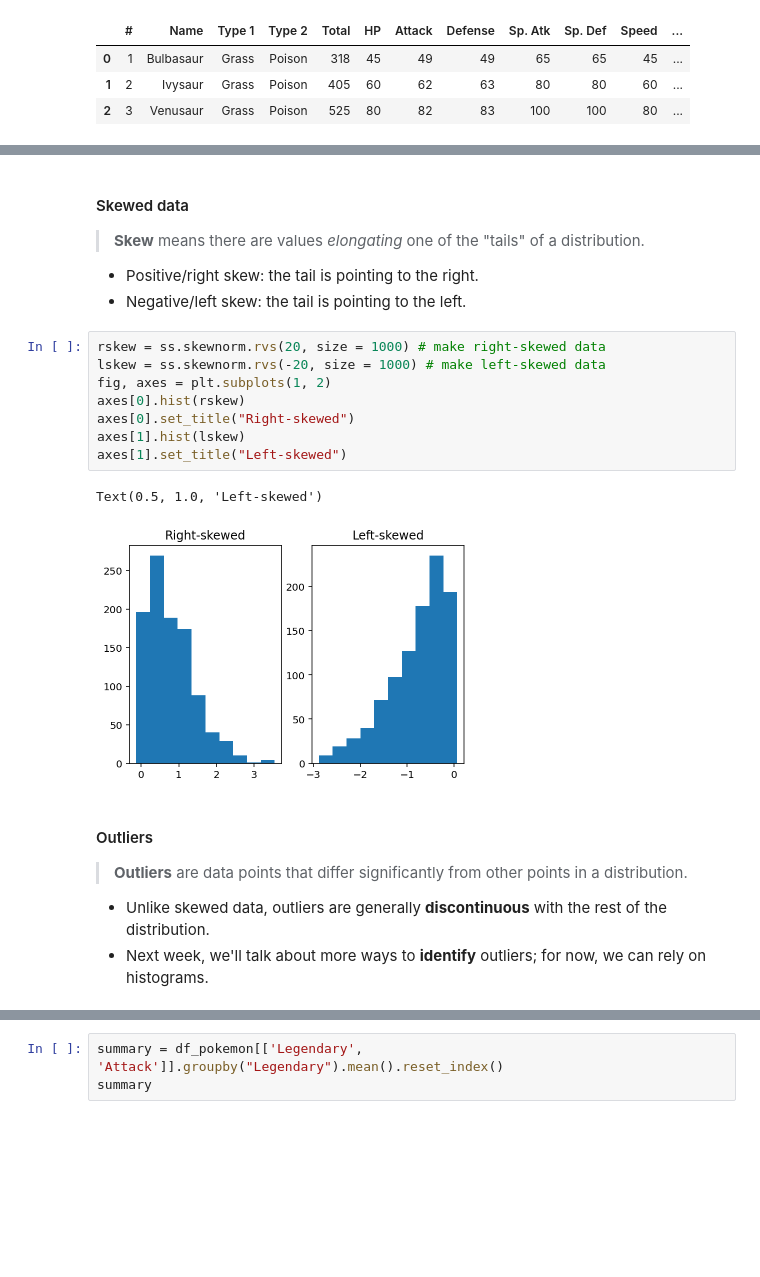
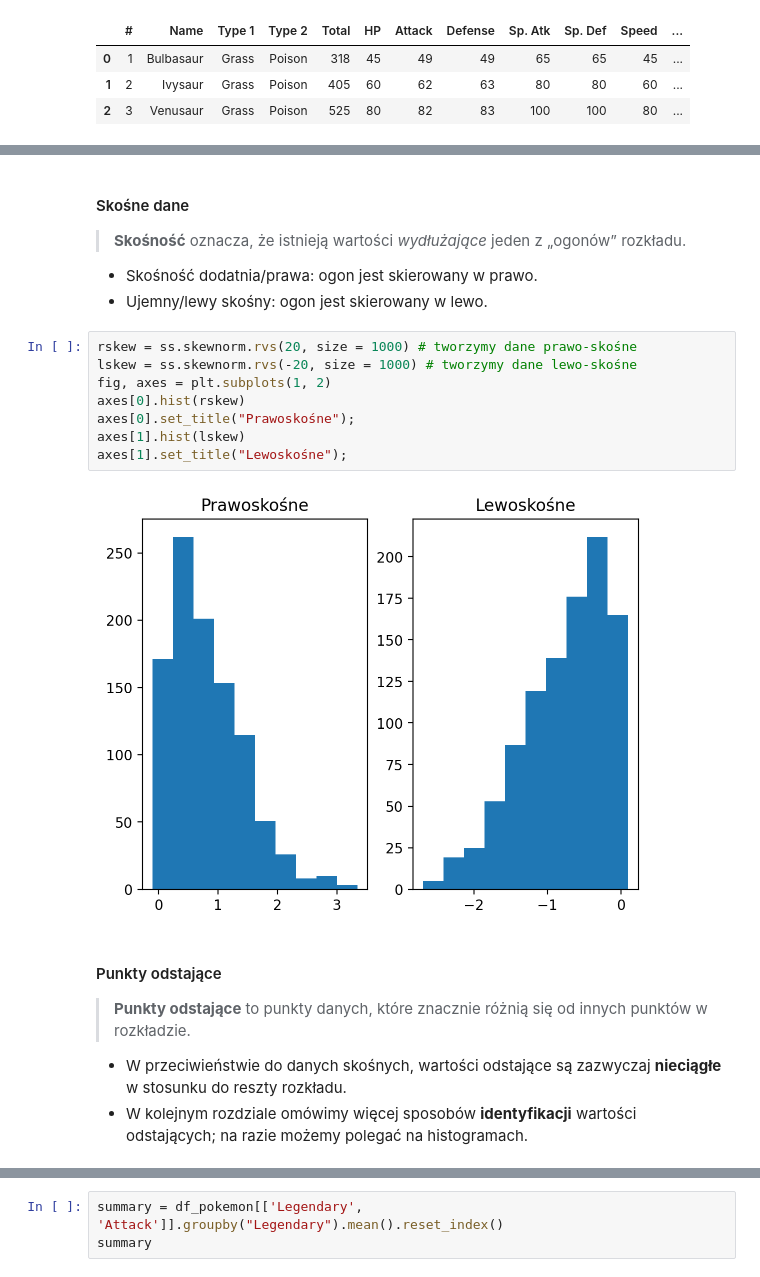
Before and after one commit to wignusia/sad, a Jupyter notebook: 05-dataviz-pyplot.ipynb, the cells around one changed output, grey strips where cells are left out. Saved outputs shown, nothing was run; the diff lists cells and outputs as text; blank space fills up the shorter version.

```diff
--- a/05-dataviz-pyplot.ipynb
+++ b/05-dataviz-pyplot.ipynb
@@ -211,27 +201,26 @@ p = plt.hist(norm, alpha = .6)
 # %% [markdown]
-#### Skewed data
+#### Skośne dane
 
-> **Skew** means there are values *elongating* one of the "tails" of a distribution.
+> **Skośność** oznacza, że istnieją wartości *wydłużające* jeden z „ogonów” rozkładu.
 
-- Positive/right skew: the tail is pointing to the right.
-- Negative/left skew: the tail is pointing to the left.
+- Skośność dodatnia/prawa: ogon jest skierowany w prawo.
+- Ujemny/lewy skośny: ogon jest skierowany w lewo.
 # %%
-rskew = ss.skewnorm.rvs(20, size = 1000) # make right-skewed data
-lskew = ss.skewnorm.rvs(-20, size = 1000) # make left-skewed data
+rskew = ss.skewnorm.rvs(20, size = 1000) # tworzymy dane prawo-skośne
+lskew = ss.skewnorm.rvs(-20, size = 1000) # tworzymy dane lewo-skośne
 fig, axes = plt.subplots(1, 2)
 axes[0].hist(rskew)
-axes[0].set_title("Right-skewed")
+axes[0].set_title("Prawoskośne");
 axes[1].hist(lskew)
-axes[1].set_title("Left-skewed")
+axes[1].set_title("Lewoskośne");
 # %% [output]
-Text(0.5, 1.0, 'Left-skewed')
-[figure, old version]
+[figure, new version]
 # %% [markdown]
-#### Outliers
+#### Punkty odstające
 
-> **Outliers** are data points that differ significantly from other points in a distribution.
+> **Punkty odstające** to punkty danych, które znacznie różnią się od innych punktów w rozkładzie.
 
-- Unlike skewed data, outliers are generally **discontinuous** with the rest of the distribution.
-- Next week, we'll talk about more ways to **identify** outliers; for now, we can rely on histograms.
+- W przeciwieństwie do danych skośnych, wartości odstające są zazwyczaj **nieciągłe** w stosunku do reszty rozkładu.
+- W kolejnym rozdziale omówimy więcej sposobów **identyfikacji** wartości odstających; na razie możemy polegać na histogramach.
 # %%
 norm = np.random.normal(loc = 10, scale = 1, size = 1000)
```
Also changed, not shown: parts of 83 cells of this notebook, 1 other file.
